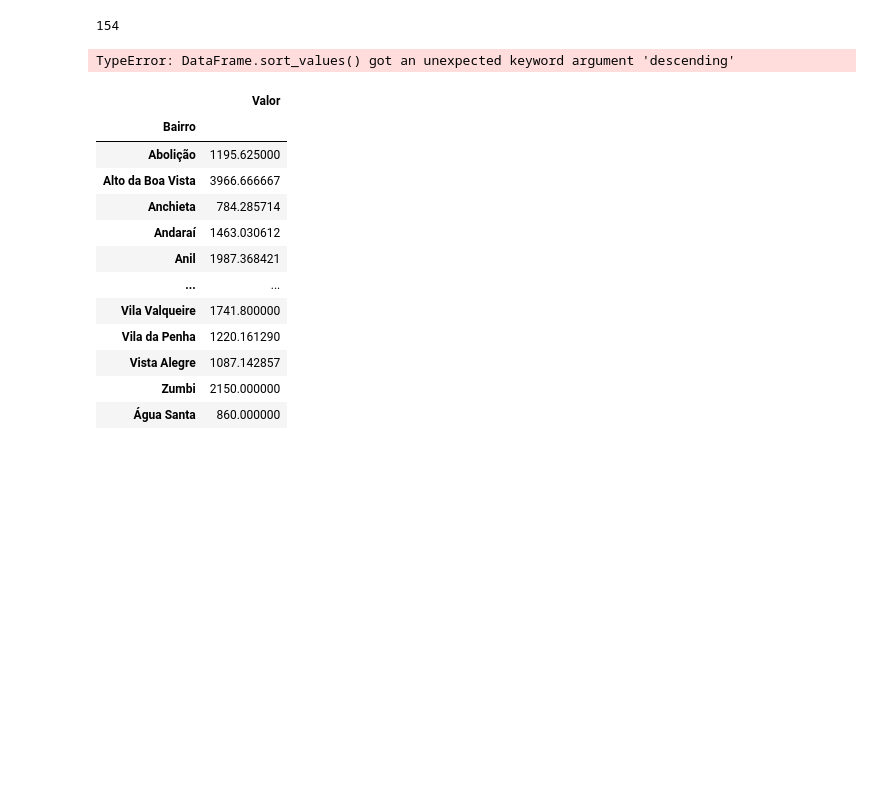
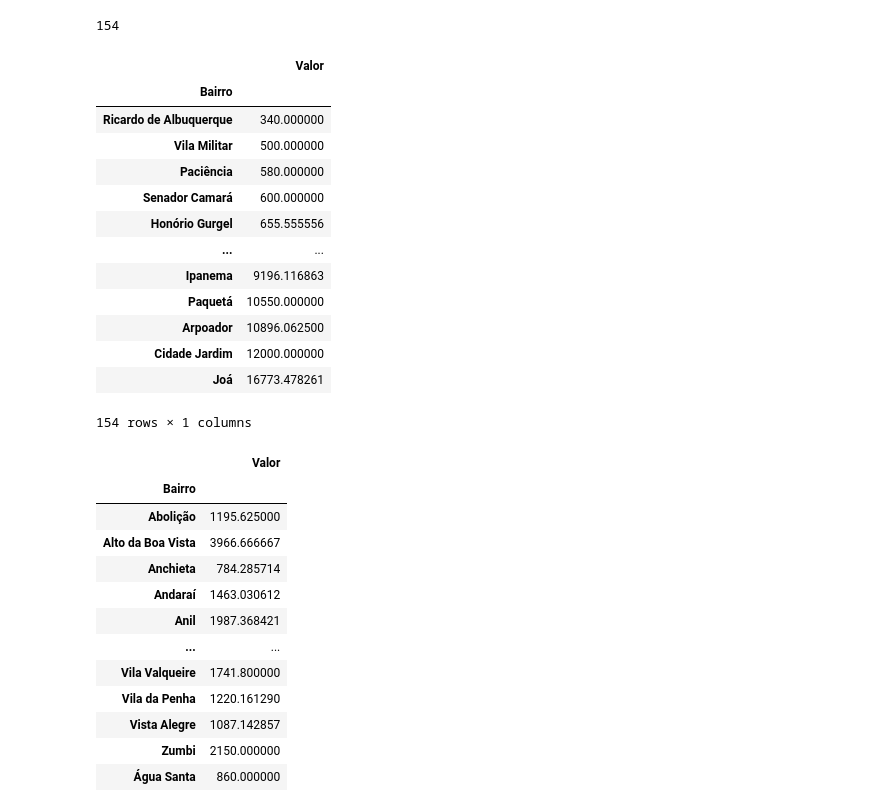
Before and after one commit to GaiasRaphael/Alura, a Jupyter notebook: Ciência de Dados/Pandas/consulta.ipynb, the cells around one changed output. Saved outputs shown, nothing was run; the diff lists cells and outputs as text; code cells hidden in the pictures; blank space fills up the shorter version.

```diff
--- a/Ciência de Dados/Pandas/consulta.ipynb
+++ b/Ciência de Dados/Pandas/consulta.ipynb
@@ -269,9 +269,22 @@ len(df['Bairro'].unique())
 # %% [output]
 154
 # %%
-df.groupby('Bairro')[['Valor']].mean().sort_values('Valor', descending=True)
+df.groupby('Bairro')[['Valor']].mean().sort_values('Valor')
 # %% [output]
+|  | Valor |
+| Bairro |  |
+| Ricardo de Albuquerque | 340.000000 |
+| Vila Militar | 500.000000 |
+| Paciência | 580.000000 |
+| Senador Camará | 600.000000 |
+| Honório Gurgel | 655.555556 |
+| ... | ... |
+| Ipanema | 9196.116863 |
+| Paquetá | 10550.000000 |
+| Arpoador | 10896.062500 |
+| Cidade Jardim | 12000.000000 |
+| Joá | 16773.478261 |
-TypeError: DataFrame.sort_values() got an unexpected keyword argument 'descending'
+154 rows × 1 columns
 # %%
 df.groupby('Bairro')[['Valor']].mean()
 # %% [output]
```
Also changed, not shown: parts of 8 cells of this notebook, 2 other files.
